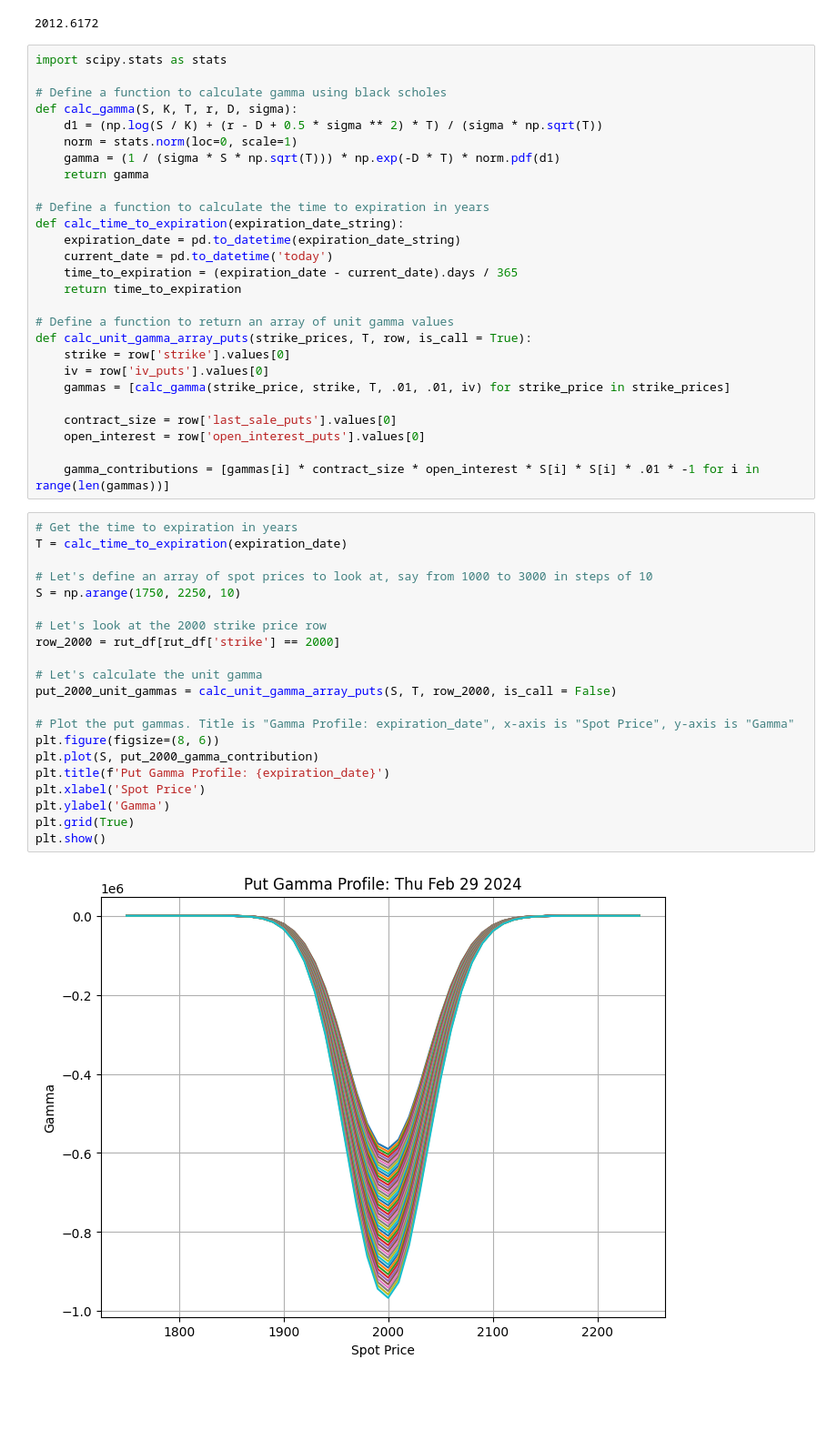
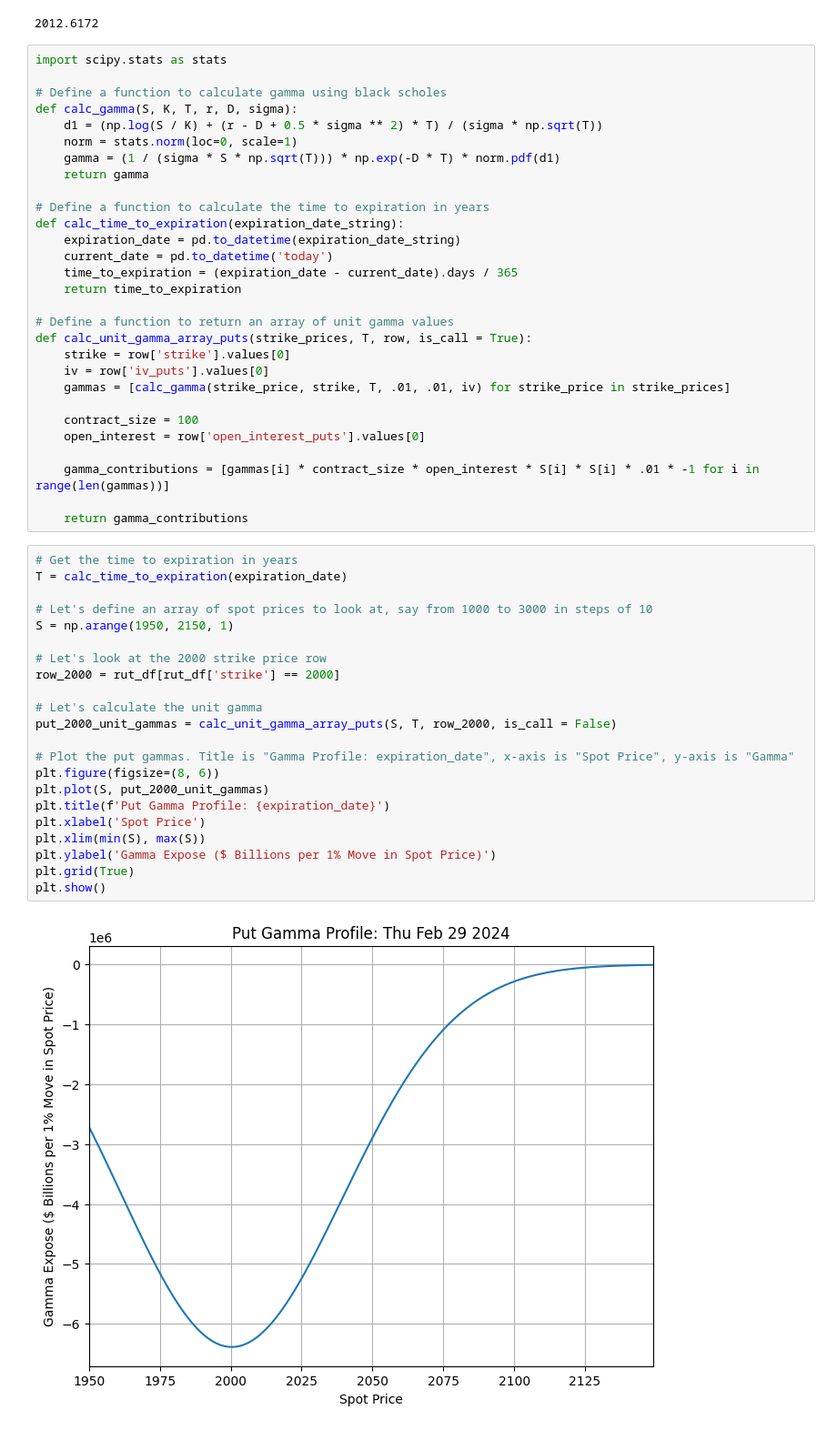
Before and after one commit to alexcraig043/math-86, a Jupyter notebook: homeworks/hw3/hw3.ipynb, the cells around one changed output. Shown at 91% size. Drawn from its saved outputs; the diff is of its cells as text; blank space fills up the shorter version.

```diff
--- a/homeworks/hw3/hw3.ipynb
+++ b/homeworks/hw3/hw3.ipynb
@@ -435,30 +435,33 @@ def calc_unit_gamma_array_puts(strike_prices, T, row, is_call = True):
     iv = row['iv_puts'].values[0]
     gammas = [calc_gamma(strike_price, strike, T, .01, .01, iv) for strike_price in strike_prices]
 
-    contract_size = row['last_sale_puts'].values[0]
+    contract_size = 100
     open_interest = row['open_interest_puts'].values[0]
 
     gamma_contributions = [gammas[i] * contract_size * open_interest * S[i] * S[i] * .01 * -1 for i in range(len(gammas))]
+
+    return gamma_contributions
 # %%
 # Get the time to expiration in years
 T = calc_time_to_expiration(expiration_date)
 
 # Let's define an array of spot prices to look at, say from 1000 to 3000 in steps of 10
-S = np.arange(1750, 2250, 10)
+S = np.arange(1950, 2150, 1)
 
 # Let's look at the 2000 strike price row
 row_2000 = rut_df[rut_df['strike'] == 2000]
 
 # Let's calculate the unit gamma
 put_2000_unit_gammas = calc_unit_gamma_array_puts(S, T, row_2000, is_call = False)
 
 # Plot the put gammas. Title is "Gamma Profile: expiration_date", x-axis is "Spot Price", y-axis is "Gamma"
 plt.figure(figsize=(8, 6))
-plt.plot(S, put_2000_gamma_contribution)
+plt.plot(S, put_2000_unit_gammas)
 plt.title(f'Put Gamma Profile: {expiration_date}')
 plt.xlabel('Spot Price')
-plt.ylabel('Gamma')
+plt.xlim(min(S), max(S))
+plt.ylabel('Gamma Expose ($ Billions per 1% Move in Spot Price)')
 plt.grid(True)
 plt.show()
 # %% [output]
-[figure, old version]
+[figure, new version]
```
Also changed, not shown: 1 other file.
